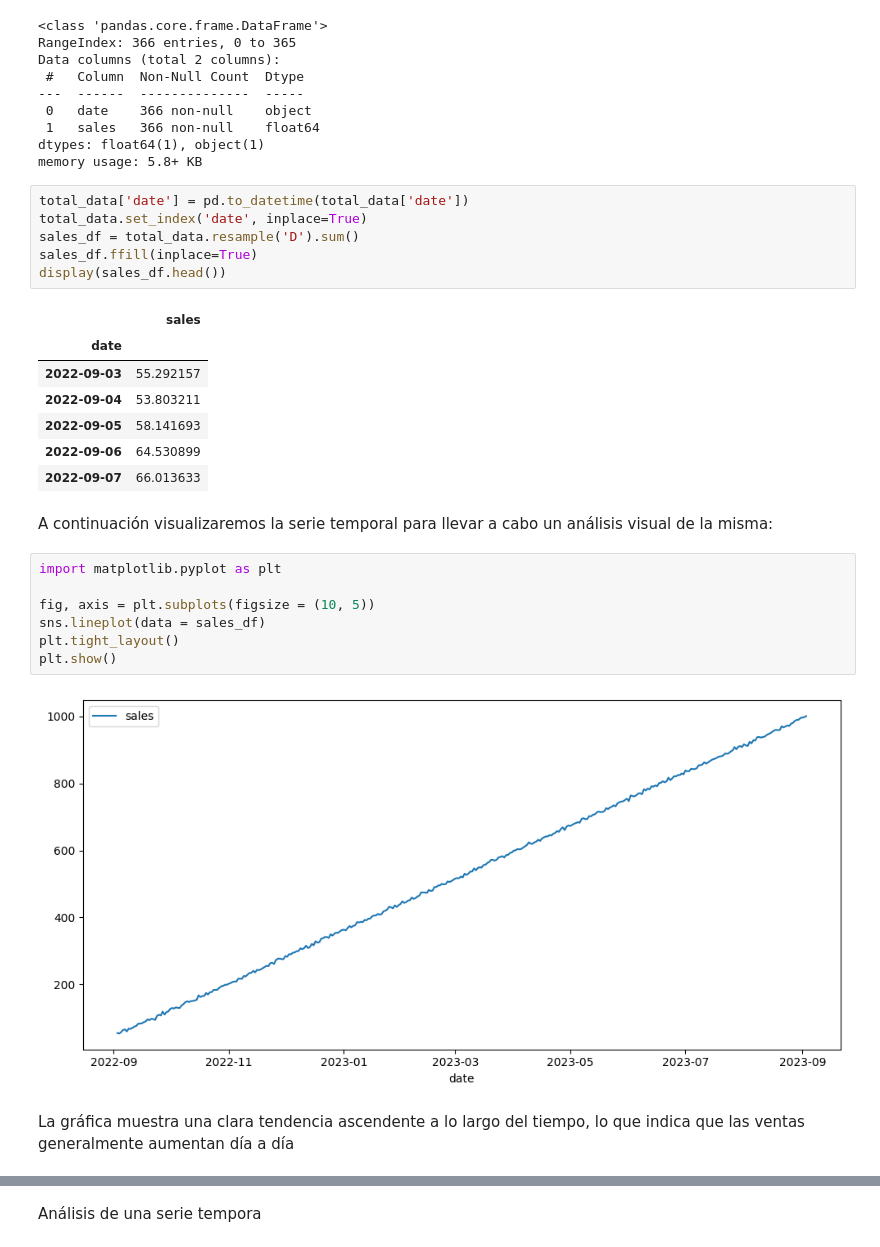
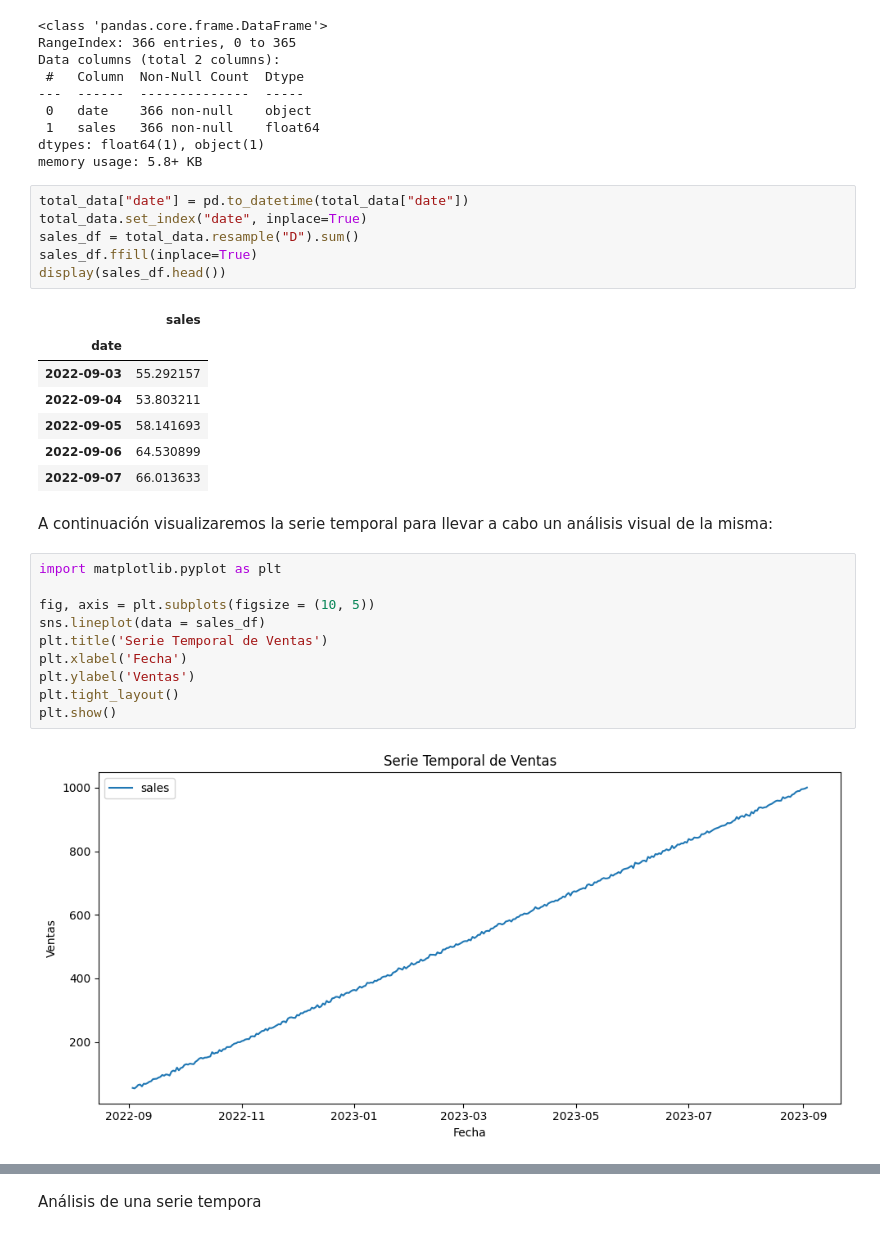
Before and after one commit to 4GeeksAcademy/Tulio-Gimenez-proyecto-de-series-de-tiempo-alternativo, a Jupyter notebook: src/explore.ipynb, the cells around one changed output, grey strips where cells are left out. Drawn from its saved outputs; the diff is of its cells as text.

```diff
--- a/src/explore.ipynb
+++ b/src/explore.ipynb
@@ -31,9 +31,9 @@ Data columns (total 2 columns):
 dtypes: float64(1), object(1)
 memory usage: 5.8+ KB
 # %%
-total_data['date'] = pd.to_datetime(total_data['date'])
-total_data.set_index('date', inplace=True)
-sales_df = total_data.resample('D').sum()
+total_data["date"] = pd.to_datetime(total_data["date"])
+total_data.set_index("date", inplace=True)
+sales_df = total_data.resample("D").sum()
 sales_df.ffill(inplace=True)
 display(sales_df.head())
 # %% [output]
@@ -49,11 +49,12 @@ A continuación visualizaremos la serie temporal para llevar a cabo un análisis
 # %%
 import matplotlib.pyplot as plt
 
 fig, axis = plt.subplots(figsize = (10, 5))
 sns.lineplot(data = sales_df)
+plt.title('Serie Temporal de Ventas')
+plt.xlabel('Fecha')
+plt.ylabel('Ventas')
 plt.tight_layout()
 plt.show()
 # %% [output]
-[figure, old version]
+[figure, new version]
-# %% [markdown]
-La gráfica muestra una clara tendencia ascendente a lo largo del tiempo, lo que indica que las ventas generalmente aumentan día a día
```
Also changed, not shown: parts of 19 cells of this notebook, 1 other file.
